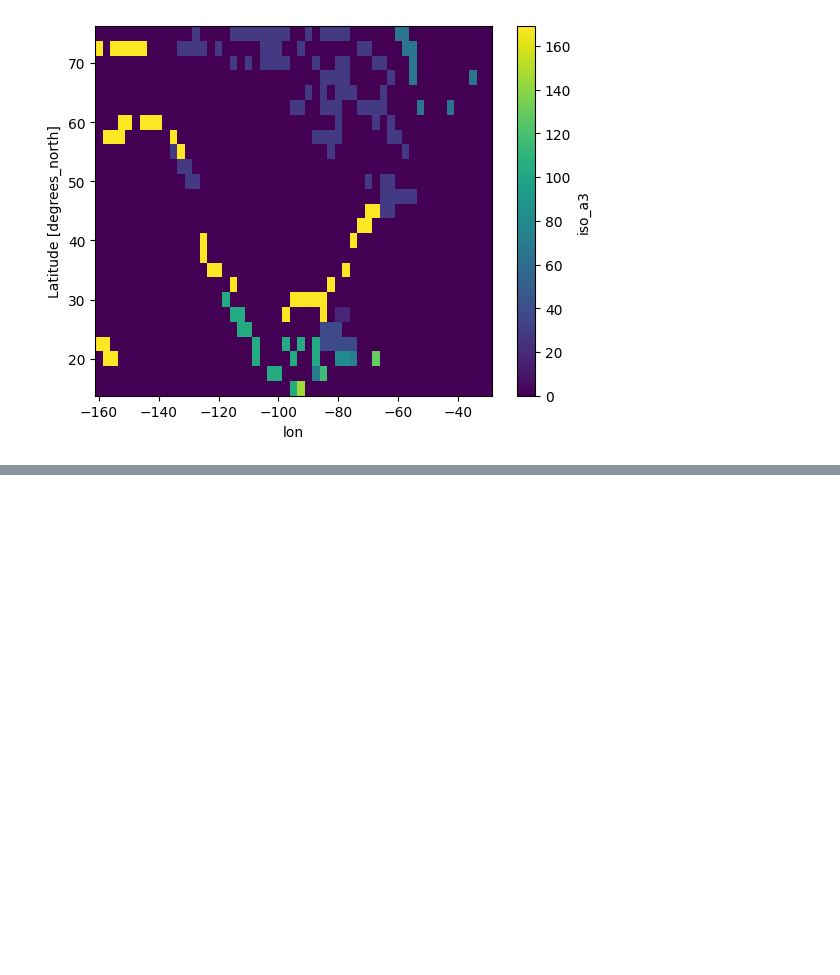
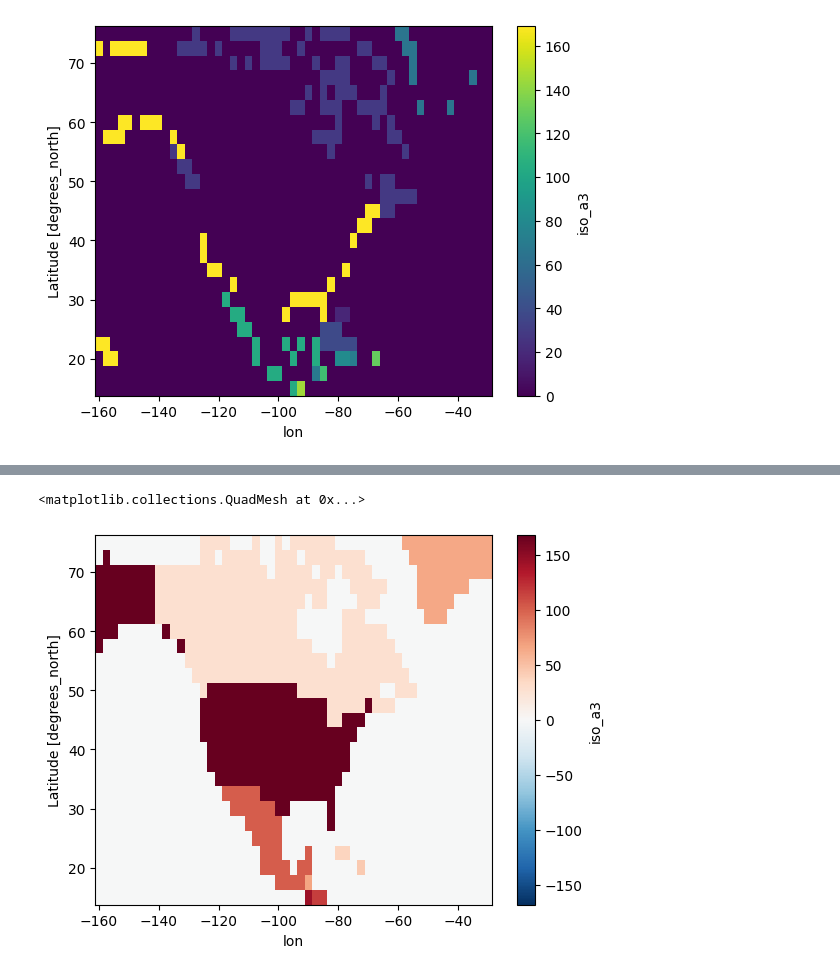
Before and after one commit to gidden/ptolemy, a Jupyter notebook: docs/notebooks/introduction.ipynb, the cells around one changed output, grey strips where cells are left out. Cells and saved outputs as stored; diff of their text form; code cells hidden in the pictures; blank space fills up the shorter version.

Commit message:
update how to do weighted rasters

```diff
--- a/docs/notebooks/introduction.ipynb
+++ b/docs/notebooks/introduction.ipynb
@@ -94,0 +110,8 @@ idxr_h.plot()
+# %%
+r = pt.Rasterize(like=grid)
+r.read_shpf(url, idxkey="iso_a3")
+idxr_m = r.rasterize(strategy="majority", verbose=True)
+idxr_m.plot()
+# %% [output]
+<matplotlib.collections.QuadMesh at 0x...>
+[figure, added]
```
Also changed, not shown: parts of 11 cells of this notebook, 3 other files.
